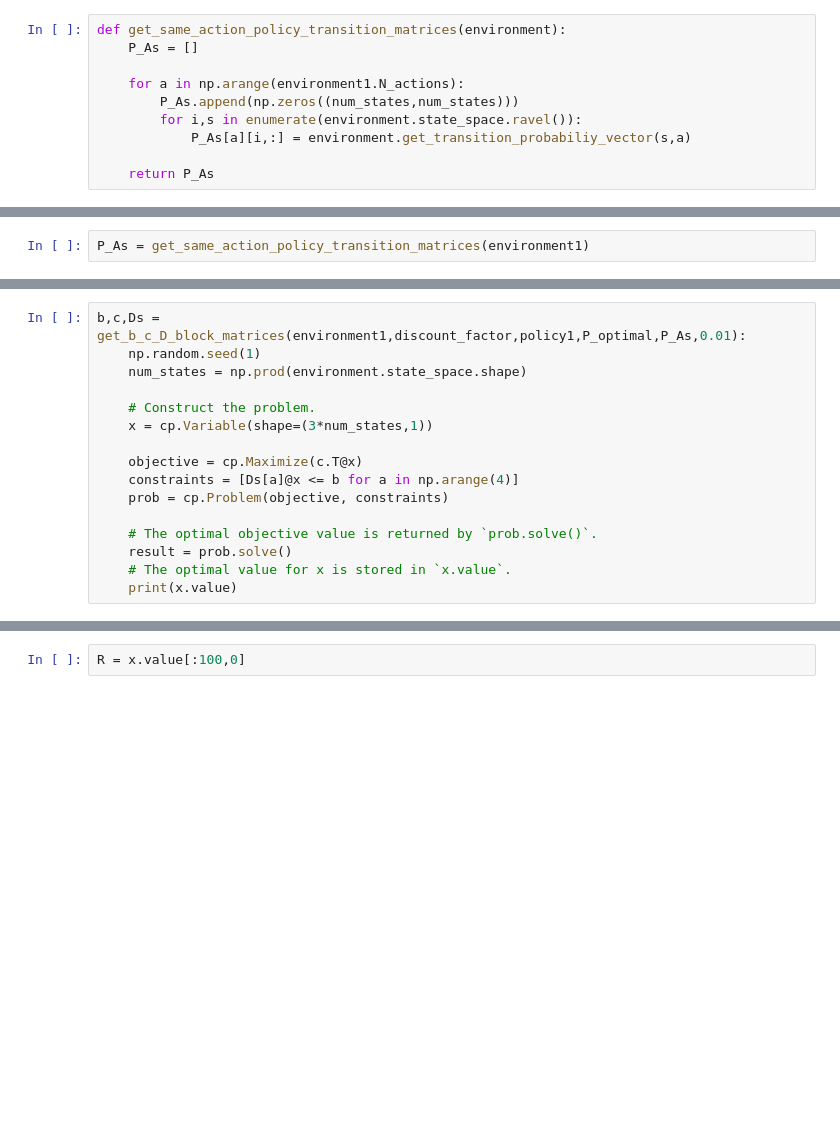
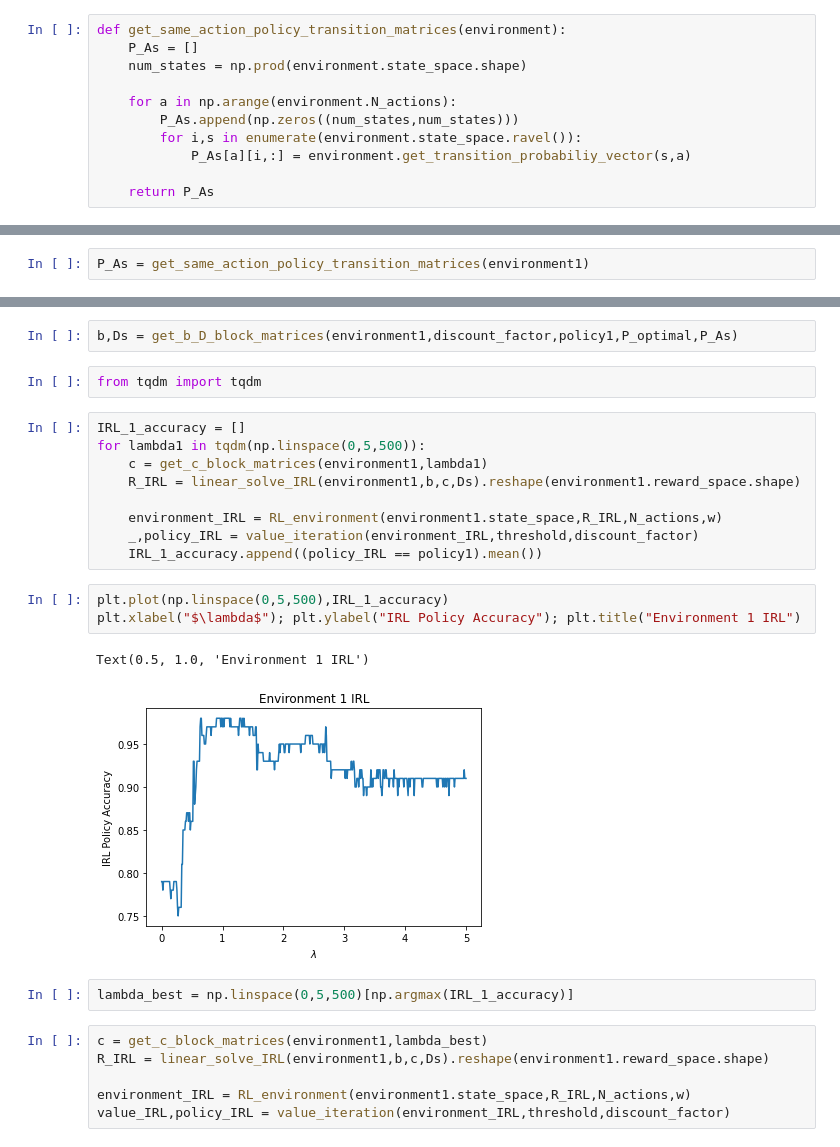
Before and after one commit to mlpotter/ECENGR232E-80, a Jupyter notebook: project_3/project3_MLP.ipynb, the cells around one changed output, grey strips where cells are left out. Cells and saved outputs as stored; diff of their text form; blank space fills up the shorter version.

Commit message:
added block matrix and solver

```diff
--- a/project_3/project3_MLP.ipynb
+++ b/project_3/project3_MLP.ipynb
@@ -268,8 +268,9 @@ def get_optimal_policy_transition_matrix(environment,policy):
 # %%
 def get_same_action_policy_transition_matrices(environment):
     P_As = []
+    num_states = np.prod(environment.state_space.shape)
 
-    for a in np.arange(environment1.N_actions):
+    for a in np.arange(environment.N_actions):
         P_As.append(np.zeros((num_states,num_states)))
         for i,s in enumerate(environment.state_space.ravel()):
             P_As[a][i,:] = environment.get_transition_probabiliy_vector(s,a)
@@ -375,16 +384,0 @@ linear_solve_IRL(environment1,b,c)
-# %%
-b,c,Ds = get_b_c_D_block_matrices(environment1,discount_factor,policy1,P_optimal,P_As,0.01):
-    np.random.seed(1)
-    num_states = np.prod(environment.state_space.shape)
-
-    # Construct the problem.
-    x = cp.Variable(shape=(3*num_states,1))
-
-    objective = cp.Maximize(c.T@x)
-    constraints = [Ds[a]@x <= b for a in np.arange(4)]
-    prob = cp.Problem(objective, constraints)
-
-    # The optimal objective value is returned by `prob.solve()`.
-    result = prob.solve()
-    # The optimal value for x is stored in `x.value`.
-    print(x.value)
@@ -431,2 +385,27 @@ print(constraints[0].dual_value)
-# %%
-R = x.value[:100,0]
+# %%
+b,Ds = get_b_D_block_matrices(environment1,discount_factor,policy1,P_optimal,P_As)
+# %%
+from tqdm import tqdm
+# %%
+IRL_1_accuracy = []
+for lambda1 in tqdm(np.linspace(0,5,500)):
+    c = get_c_block_matrices(environment1,lambda1)
+    R_IRL = linear_solve_IRL(environment1,b,c,Ds).reshape(environment1.reward_space.shape)
+
+    environment_IRL = RL_environment(environment1.state_space,R_IRL,N_actions,w)
+    _,policy_IRL = value_iteration(environment_IRL,threshold,discount_factor)
+    IRL_1_accuracy.append((policy_IRL == policy1).mean())
+# %%
+plt.plot(np.linspace(0,5,500),IRL_1_accuracy)
+plt.xlabel("$\lambda$"); plt.ylabel("IRL Policy Accuracy"); plt.title("Environment 1 IRL")
+# %% [output]
+Text(0.5, 1.0, 'Environment 1 IRL')
+[figure, added]
+# %%
+lambda_best = np.linspace(0,5,500)[np.argmax(IRL_1_accuracy)]
+# %%
+c = get_c_block_matrices(environment1,lambda_best)
+R_IRL = linear_solve_IRL(environment1,b,c,Ds).reshape(environment1.reward_space.shape)
+
+environment_IRL = RL_environment(environment1.state_space,R_IRL,N_actions,w)
+value_IRL,policy_IRL = value_iteration(environment_IRL,threshold,discount_factor)
```
Also changed, not shown: parts of 15 cells of this notebook.
